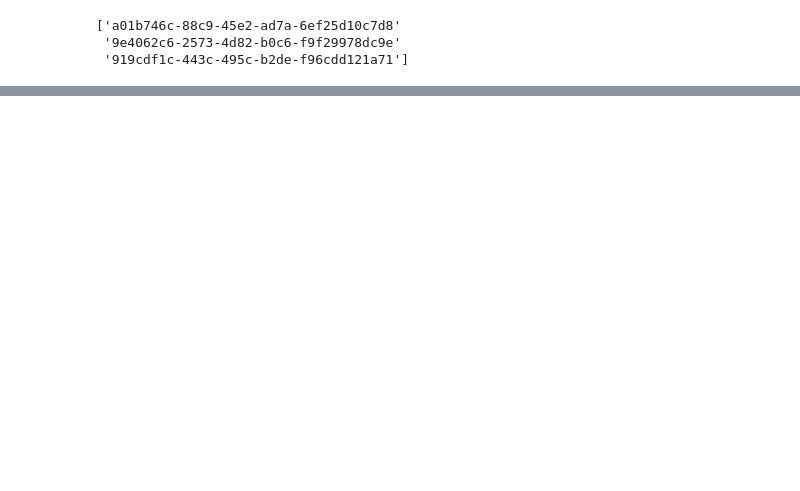
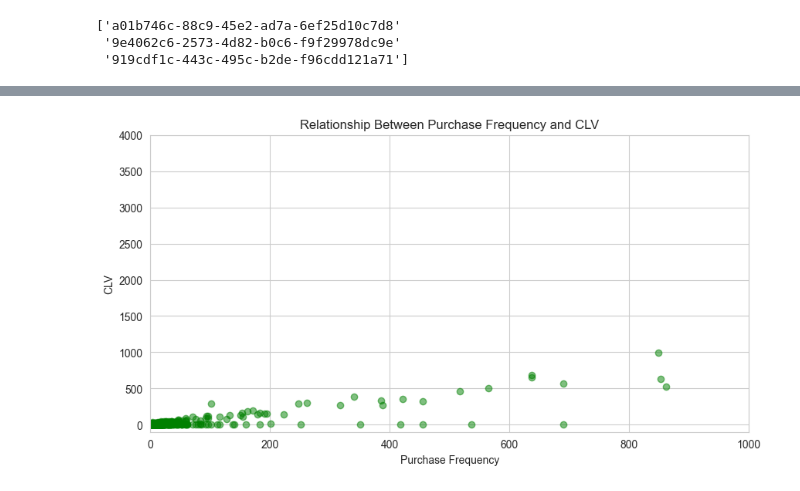
Before and after one commit to menerig/NoACaseStudy, a Jupyter notebook: NoA_case.ipynb, the cells around one changed output, grey strips where cells are left out. Drawn from its saved outputs; the diff is of its cells as text; code cells hidden in the pictures; blank space fills up the shorter version.

```diff
--- a/NoA_case.ipynb
+++ b/NoA_case.ipynb
@@ -72,0 +183,4 @@ print(big_spenders)
+# %%
+# Fit BG/NBD model (predicts future transactions)
+bgf = BetaGeoFitter()
+bgf.fit(clv_data['frequency'], clv_data['recency'], clv_data['T'])
@@ -72,0 +197,6 @@ print(big_spenders)
+# %%
+clv_data = clv_data[clv_data['monetary_value'] > 0]
+# %%
+# Fit Gamma-Gamma model (predicts monetary value per purchase)
+ggf = GammaGammaFitter()
+ggf.fit(clv_data['frequency'], clv_data['monetary_value'])
@@ -72,0 +205,14 @@ print(big_spenders)
+# %%
+# Predict CLV
+clv_data['CLV'] = ggf.customer_lifetime_value(
+    bgf,
+    clv_data['frequency'],
+    clv_data['recency'],
+    clv_data['T'],
+    clv_data['monetary_value'],
+    time=12,
+    freq="D",
+    discount_rate=0.01
+)
+
+print(clv_data[['customer_id', 'CLV']].head())
@@ -72,0 +239,12 @@ print(big_spenders)
+# %%
+plt.figure(figsize=(10, 5))
+plt.scatter(clv_data['frequency'], clv_data['CLV'], alpha=0.5, color='green')
+plt.xlabel("Purchase Frequency")
+plt.ylabel("CLV")
+plt.title("Relationship Between Purchase Frequency and CLV")
+# Set limits
+plt.xlim(0, 1000)  # X-axis limit (Frequency)
+plt.ylim(-100, 4000)  # Y-axis limit (CLV)
+plt.show()
+# %% [output]
+[figure, added]
```
Also changed, not shown: parts of 21 cells of this notebook.
